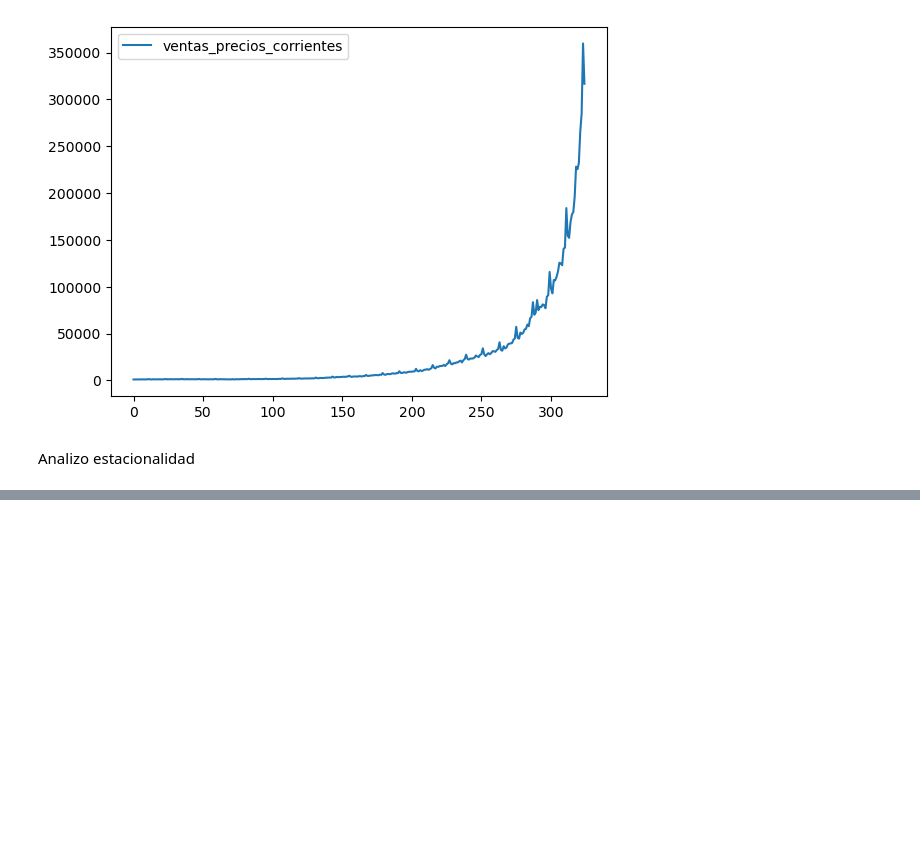
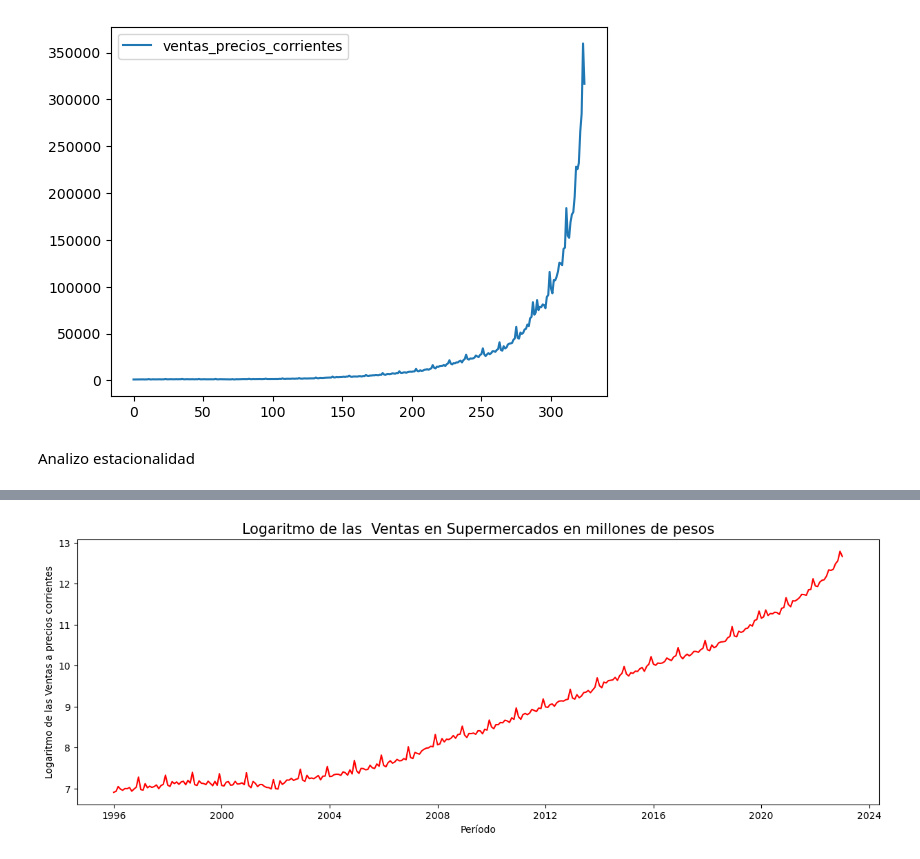
Before and after one commit to DoloresFerrando/Codigo, a Jupyter notebook: EDA.ipynb, the cells around one changed output, grey strips where cells are left out. Saved outputs shown, nothing was run; the diff lists cells and outputs as text; code cells hidden in the pictures; blank space fills up the shorter version.

```diff
--- a/EDA.ipynb
+++ b/EDA.ipynb
@@ -51,0 +65,6 @@ plt.show()
+# %%
+import numpy as np
+ventas=serie['ventas_precios_corrientes']
+ventas = np.log(ventas) # don't forget to transform the data back when making real predictions
+type(serie)
+serie['lnventas']=ventas
@@ -51,0 +87,8 @@ plt.show()
+# %%
+plt.figure(figsize=(15,5))
+sns.lineplot(x='indice_tiempo', y='lnventas', data=serie, color='r')
+plt.ylabel('Logaritmo de las Ventas a precios corrientes', fontsize=10)
+plt.xlabel('Período')
+plt.title('Logaritmo de las  Ventas en Supermercados en millones de pesos', fontsize=15);
+# %% [output]
+[figure, added]
```
Also changed, not shown: parts of 21 cells of this notebook, 3 other files.
